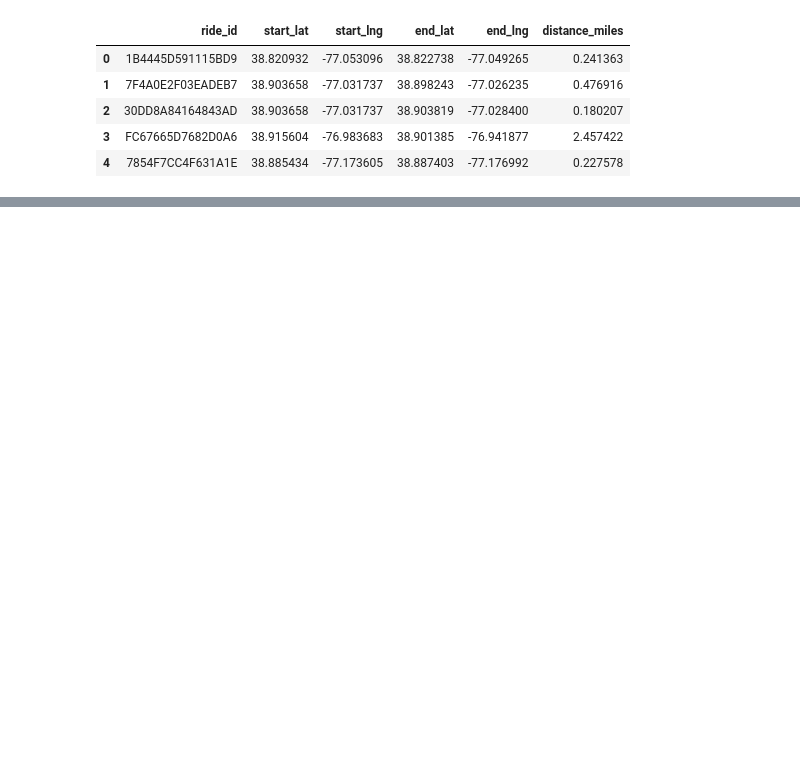
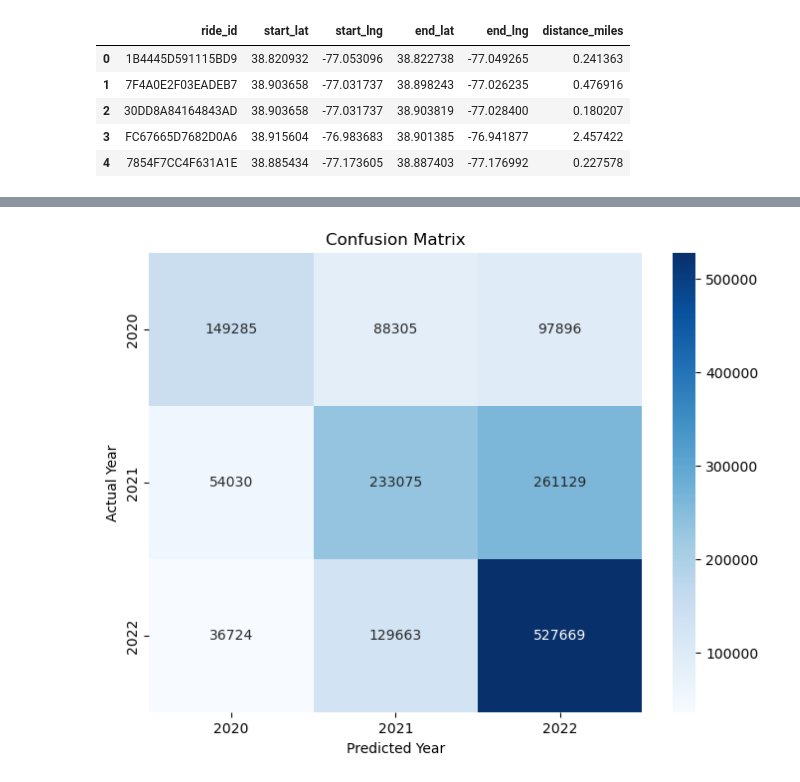
Before and after one commit to jackyzhang1008/DSAN-5100_Final_Project, a Jupyter notebook: Code/regression.ipynb, the cells around one changed output, grey strips where cells are left out. Cells and saved outputs as stored; diff of their text form; code cells hidden in the pictures; blank space fills up the shorter version.

```diff
--- a/Code/regression.ipynb
+++ b/Code/regression.ipynb
@@ -45,0 +111,40 @@ data_2022.head()
+# %%
+from sklearn.model_selection import train_test_split
+from sklearn.ensemble import RandomForestClassifier
+from sklearn.metrics import accuracy_score
+
+# Selecting the relevant features and the target variable
+features = combined_df[['start_lat', 'start_lng', 'end_lat', 'end_lng', 'distance_miles']]
+target = combined_df['Year']
+
+# Splitting the dataset into training and testing sets
+X_train, X_test, y_train, y_test = train_test_split(features, target, test_size=0.2, random_state=42)
+
+# Creating and training the Random Forest Classifier
+rf_model = RandomForestClassifier(n_estimators=100, random_state=42)
+rf_model.fit(X_train, y_train)
+
+# Predicting the test set results
+y_pred = rf_model.predict(X_test)
+
+# Calculating the accuracy
+accuracy = accuracy_score(y_test, y_pred)
+
+accuracy
+
+conf_matrix = confusion_matrix(y_test, y_pred)
+
+# Generating a classification report
+class_report = classification_report(y_test, y_pred)
+plt.figure(figsize=(8, 6))
+
+# Creating a heatmap for the confusion matrix
+sns.heatmap(conf_matrix, annot=True, fmt="d", cmap='Blues',
+            xticklabels=[2020, 2021, 2022], yticklabels=[2020, 2021, 2022])
+
+plt.title('Confusion Matrix')
+plt.ylabel('Actual Year')
+plt.xlabel('Predicted Year')
+plt.show()
+# %% [output]
+[figure, added]
```
Also changed, not shown: parts of 7 cells of this notebook, 3 other files.
